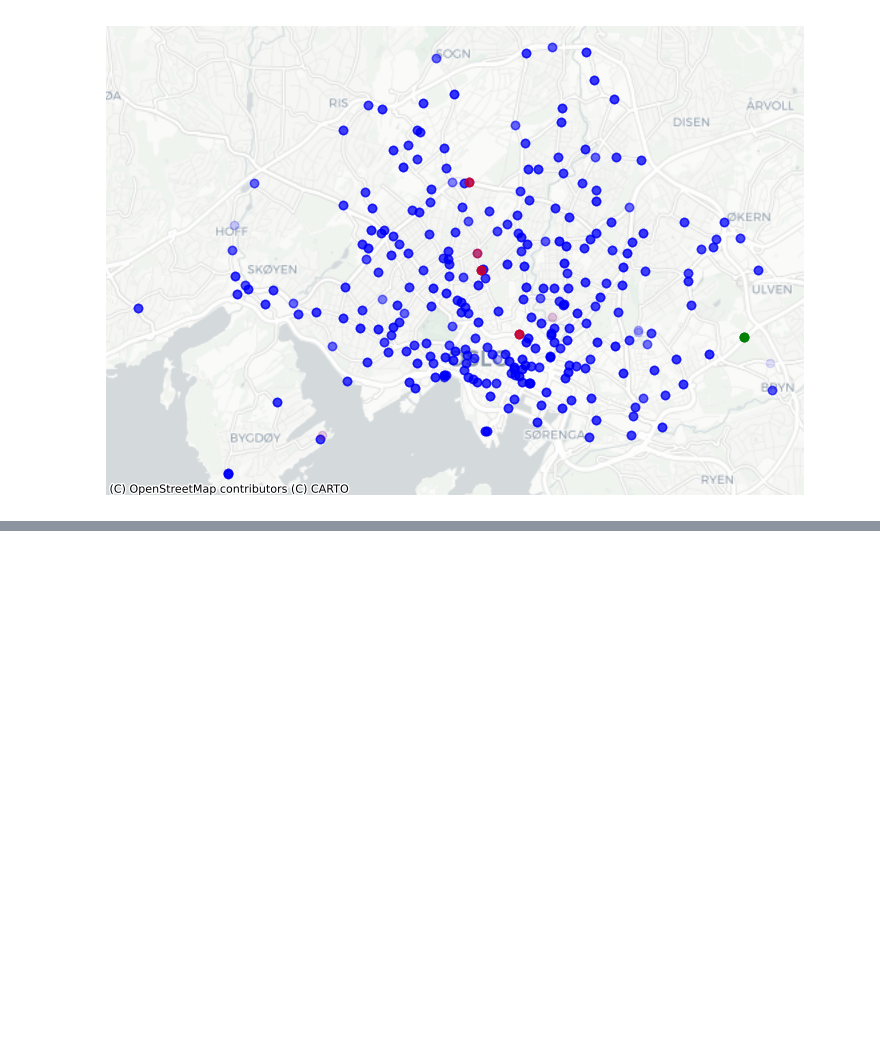
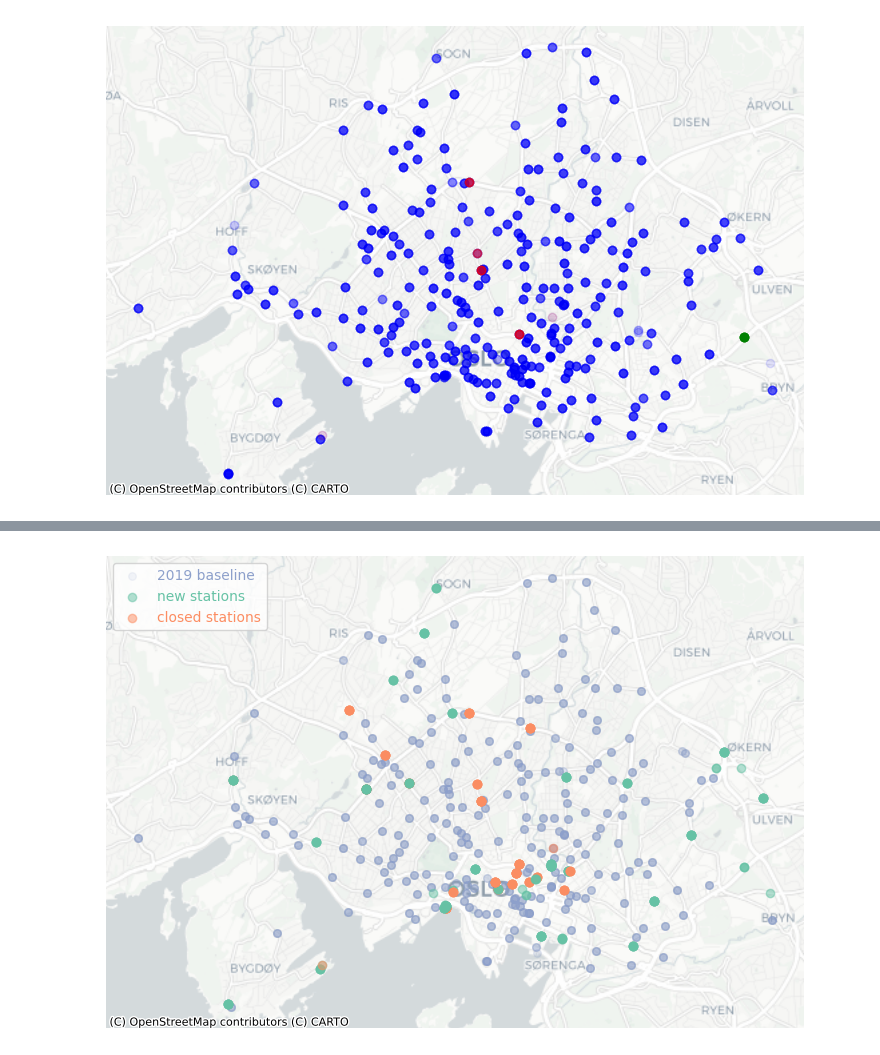
Before and after one commit to niclasclassen/oslo-city-bikes-network-flow-analysis, a Jupyter notebook: stationnetworkgrowth.ipynb, the cells around one changed output, grey strips where cells are left out. Cells and saved outputs as stored; diff of their text form; code cells hidden in the pictures; blank space fills up the shorter version.

```diff
--- a/stationnetworkgrowth.ipynb
+++ b/stationnetworkgrowth.ipynb
@@ -236,0 +242,18 @@ cx.add_basemap(ax, crs=stations_2019_df.crs, source=cx.providers.CartoDB.Positro
+# %%
+f, ax = plt.subplots(1, figsize=(9, 9))
+stations_2019_df.plot(alpha=0.1, ax=ax, color='#8da0cb', markersize=30, label='2019 baseline')
+stations_change_2019_2020_df.plot(alpha=0.5, ax=ax, color='#66c2a5')
+stations_change_2020_2019_df.plot(alpha=0.5, ax=ax, color='#fc8d62')
+stations_change_2020_2021_df.plot(alpha=0.5, ax=ax, color='#66c2a5')
+stations_change_2021_2020_df.plot(alpha=0.5, ax=ax, color='#fc8d62')
+stations_change_2021_2022_df.plot(alpha=0.5, ax=ax, color='#66c2a5')
+stations_change_2022_2021_df.plot(alpha=0.5, ax=ax, color='#fc8d62')
+stations_change_2022_2023_df.plot(alpha=0.5, ax=ax, color='#66c2a5')
+stations_change_2023_2022_df.plot(alpha=0.5, ax=ax, color='#fc8d62')
+stations_change_2023_2024_df.plot(alpha=0.5, ax=ax, color='#66c2a5', label='new stations')
+stations_change_2024_2023_df.plot(alpha=0.5, ax=ax, color='#fc8d62', label='closed stations')
+ax.set_axis_off()
+plt.legend(labelcolor= ['#8da0cb','#66c2a5', '#fc8d62'],loc='upper left')
+cx.add_basemap(ax, crs=stations_2019_df.crs, source=cx.providers.CartoDB.Positron)
+# %% [output]
+[figure, added]
```
Also changed, not shown: parts of 2 cells of this notebook.
